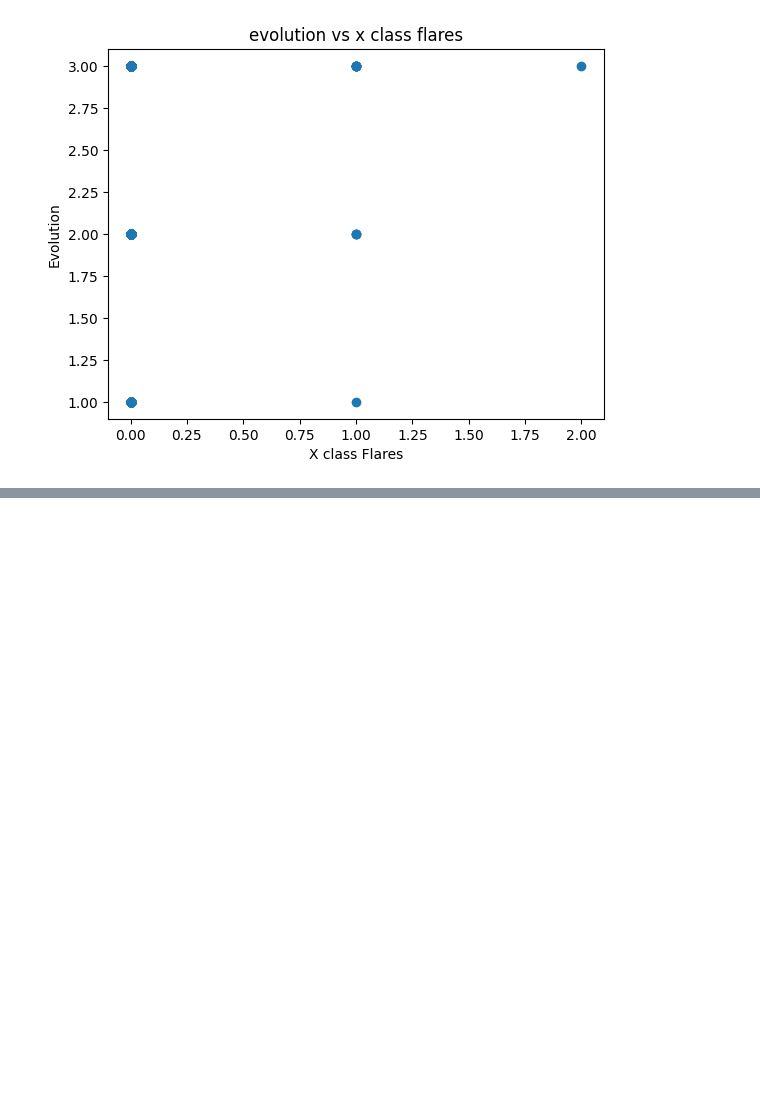
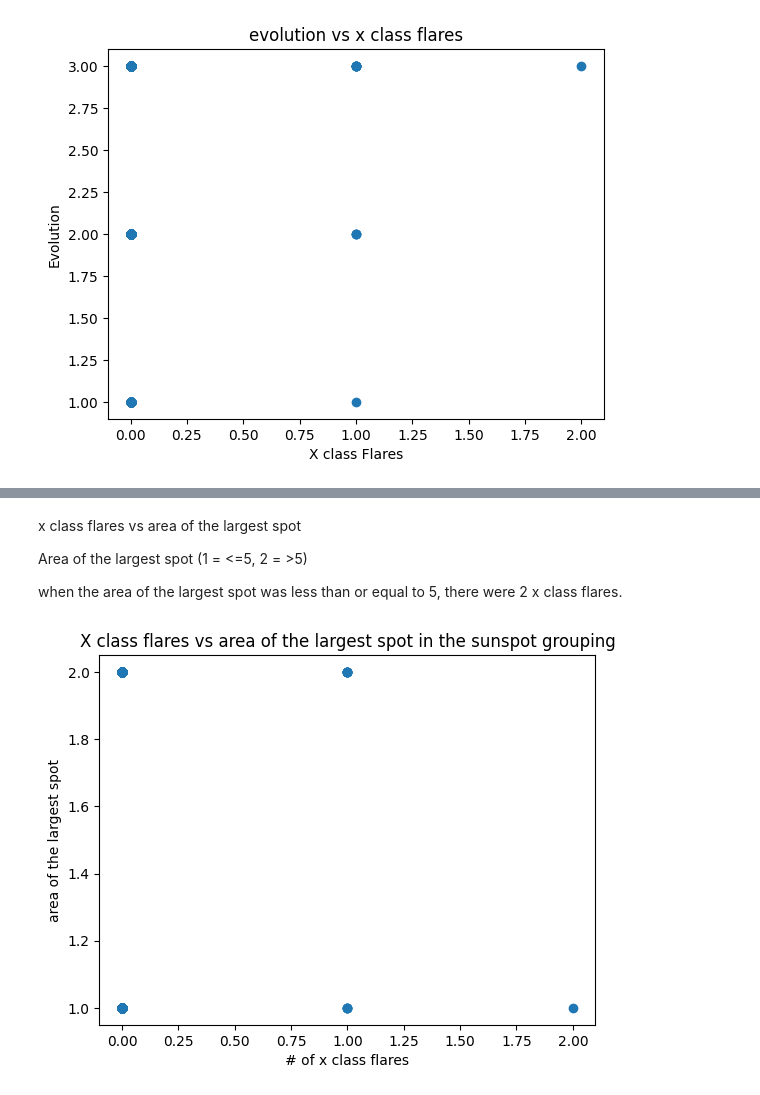
Before and after one commit to nollamae7-spec/DSRSP-Solar-Flares, a Jupyter notebook: DSHRP_Solar_Flares.ipynb, the cells around one changed output, grey strips where cells are left out. Cells and saved outputs as stored; diff of their text form; code cells hidden in the pictures; blank space fills up the shorter version.

Commit message:
When the area of the largest spot was less than or equal to 5, there were 2 x class flares (at least 1 time)

```diff
--- a/DSHRP_Solar_Flares.ipynb
+++ b/DSHRP_Solar_Flares.ipynb
@@ -335,0 +359,14 @@ plt.show()
+# %% [markdown]
+x class flares vs area of the largest spot
+
+Area of the largest spot                (1 = <=5, 2 = >5)
+
+when the area of the largest spot was less than or equal to 5, there were 2 x class flares.
+# %%
+plt.scatter(df["x_class_flares"], df["area_largest_spot"])
+plt.title("X class flares vs area of the largest spot in the sunspot grouping")
+plt.xlabel("# of x class flares")
+plt.ylabel("area of the largest spot")
+plt.show()
+# %% [output]
+[figure, added]
```
Also changed, not shown: parts of 1 cell of this notebook.
